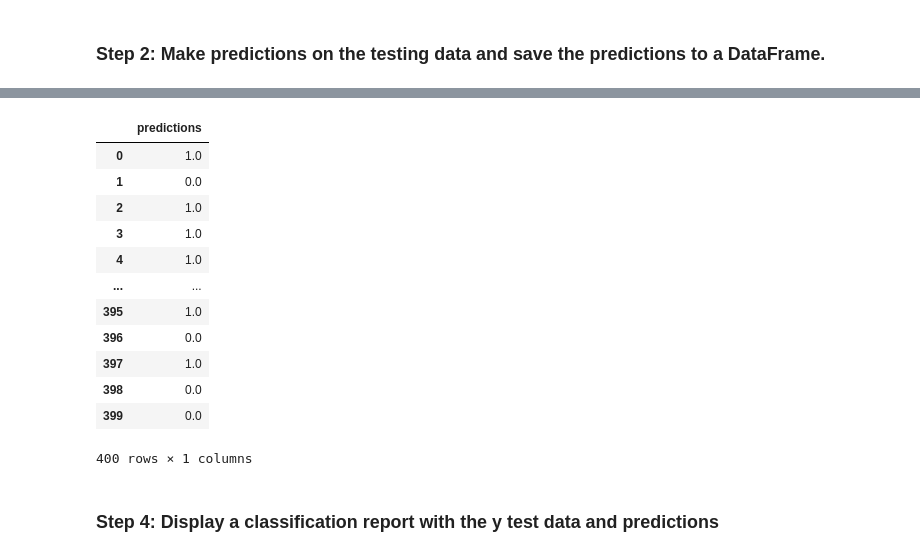
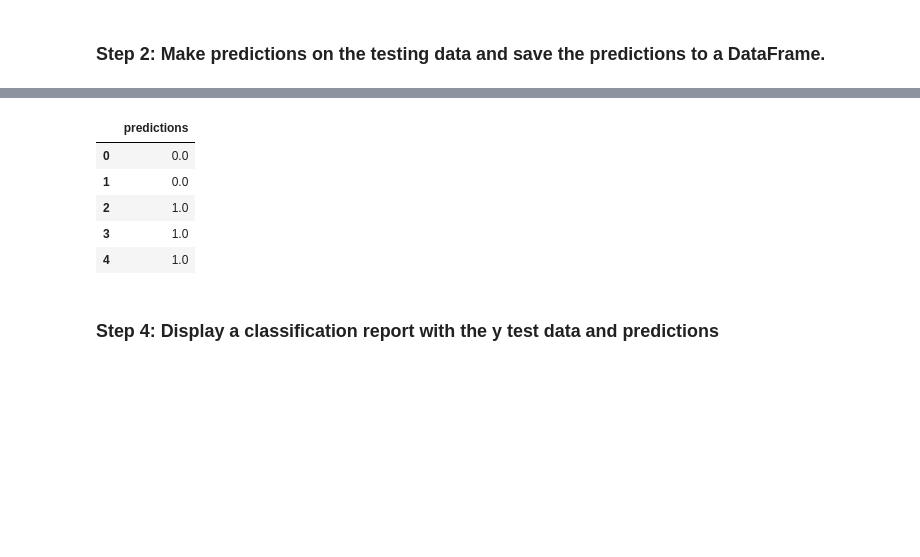
Before and after one commit to Reggiewright97/Neural-Network-1, a Jupyter notebook: student_loans_with_deep_learning.ipynb, the cells around one changed output, grey strips where cells are left out. Cells and saved outputs as stored; diff of their text form; code cells hidden in the pictures; blank space fills up the shorter version.

```diff
--- a/student_loans_with_deep_learning.ipynb
+++ b/student_loans_with_deep_learning.ipynb
@@ -240,14 +247,16 @@ Model Accuracy: 0.7437499761581421
 ### Step 1: Reload your saved model.
 # %%
 # Set the model's file path
-
+saved_model_path = "saved_models/student_loans.keras"
 
 # Load the model to a new object
+model_imported = tf.keras.models.load_model(saved_model_path)
 # %% [markdown]
 ### Step 2: Make predictions on the testing data and save the predictions to a DataFrame.
 # %%
 # Make predictions with the test data
-
+model_imported_predictions = model_imported.predict(X_test_scaled)
 
 # Display a sample of the predictions
+model_imported_predictions[0:5]
 # %% [output]
@@ -260,19 +269,16 @@ array([[0.63573396],
 # %%
 # Save the predictions to a DataFrame and round the predictions to binary results
+df_predictions = pd.DataFrame(model_imported_predictions,index=None,columns=["predictions"])
+
+df_predictions["predictions"] = round(df_predictions["predictions"])
+df_predictions.head()
 # %% [output]
 |  | predictions |
-| 0 | 1.0 |
+| 0 | 0.0 |
 | 1 | 0.0 |
 | 2 | 1.0 |
 | 3 | 1.0 |
 | 4 | 1.0 |
-| ... | ... |
-| 395 | 1.0 |
-| 396 | 0.0 |
-| 397 | 1.0 |
-| 398 | 0.0 |
-| 399 | 0.0 |
-400 rows × 1 columns
 # %% [markdown]
 ### Step 4: Display a classification report with the y test data and predictions
 # %%
```
Also changed, not shown: parts of 7 cells of this notebook.
